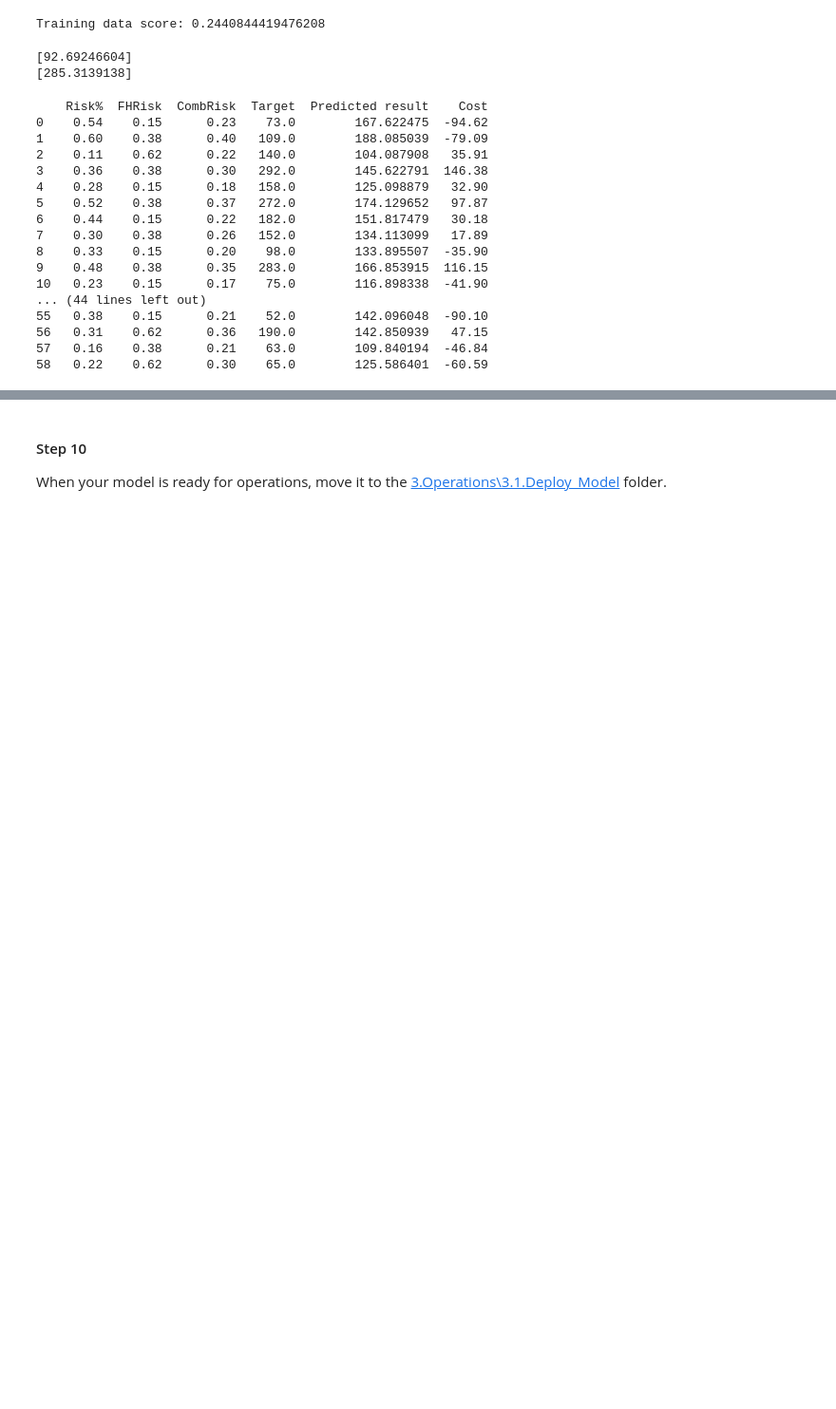
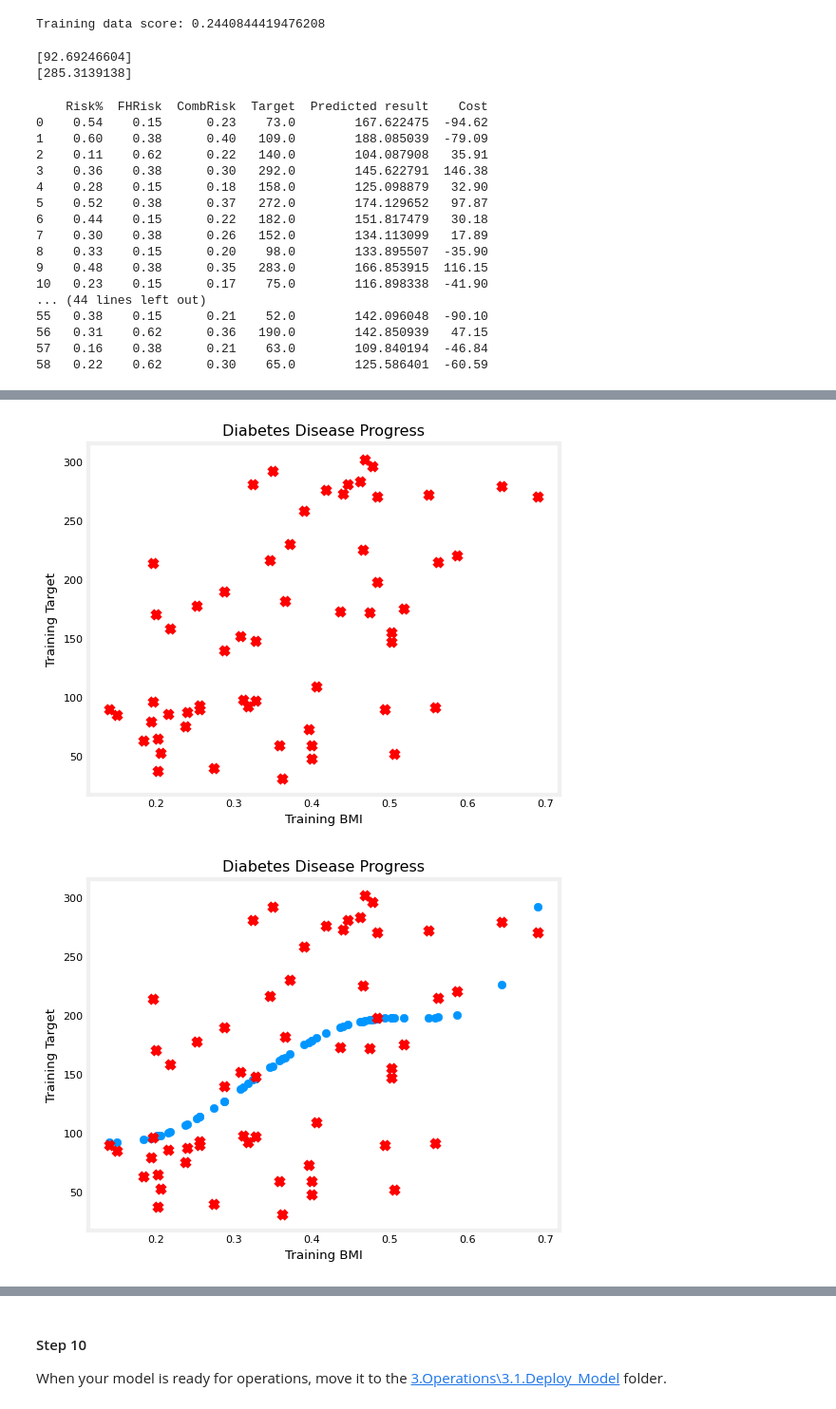
Before and after one commit to TempeHS/2025SE-LiamW-MLOps, a Jupyter notebook: 2.Model_Development/2.4.Model_Testing_and_Validation/2.4.1.Model_Evaluation.ipynb, the cells around one changed output, grey strips where cells are left out. Shown at 95% size. Cells and saved outputs as stored; diff of their text form; code cells hidden in the pictures; blank space fills up the shorter version.

Commit message:
it works this one only using testing data as training data tho

```diff
--- a/2.Model_Development/2.4.Model_Testing_and_Validation/2.4.1.Model_Evaluation.ipynb
+++ b/2.Model_Development/2.4.Model_Testing_and_Validation/2.4.1.Model_Evaluation.ipynb
@@ -184,0 +185,58 @@ Coefficient: [230.12541062  83.70308029   7.15419969]
+# %%
+# Import frameworks
+import numpy as np
+import pandas as pd
+import matplotlib.pyplot as plt
+plt.style.use('../../style_Matplotlib_charts.mplstyle')
+from sklearn.preprocessing import PolynomialFeatures
+from sklearn.linear_model import LinearRegression
+import pickle
+
+filename = 'my_saved_model_poly.sav'
+# Create a data frame from the csv file
+training_data = pd.read_csv('2.4.1.testing_data.csv')
+
+x_name = ['BMI']
+y_name = 'Target'
+x = np.array(training_data[x_name])
+y = np.array(training_data[y_name])
+if(len(x_name) == 1):
+    plt.scatter(x, y, marker='x', c='r')
+    plt.title("Diabetes Disease Progress")
+    plt.ylabel(f'Training {y_name}')
+    plt.xlabel(f'Training {x_name[0]}')
+else:
+    fig,ax=plt.subplots(1,len(x_name),figsize=(12,3))
+    for i in range(len(ax)):
+        ax[i].scatter(x[:,i],y, label = 'target')
+        ax[i].set_xlabel(x_name[i])
+    ax[0].set_ylabel("Target"); ax[0].legend();
+    fig.suptitle("Diabetes Disease Progress")
+plt.show()
+poly = PolynomialFeatures(degree=5, include_bias=False)
+poly_features = poly.fit_transform(x)
+
+# Create the model
+my_model = LinearRegression()
+# Fit the model to the data
+my_model.fit(poly_features, y)
+
+y_pred = my_model.predict(poly_features)
+if(len(x_name) == 1):
+    plt.scatter(x, y_pred)
+    plt.scatter(x, y, marker='x', c='r')
+    plt.title("Diabetes Disease Progress")
+    plt.ylabel(f'Training {y_name}')
+    plt.xlabel(f'Training {x_name[0]}')
+else:
+    fig,ax=plt.subplots(1,len(x_name),figsize=(12,3),sharey=True)
+    for i in range(len(ax)):
+        ax[i].scatter(x[:,i],y, label = 'target')
+        ax[i].set_xlabel(x_name[i])
+        ax[i].scatter(x[:,i],y_pred,color="orange", label = 'predict')
+    ax[0].set_ylabel("Target"); ax[0].legend();
+    fig.suptitle("Diabetes Disease Progress")
+plt.show()
+# %% [output]
+[figure, added]
+[figure, added]
```
Also changed, not shown: parts of 2 cells of this notebook, 2 other files.
